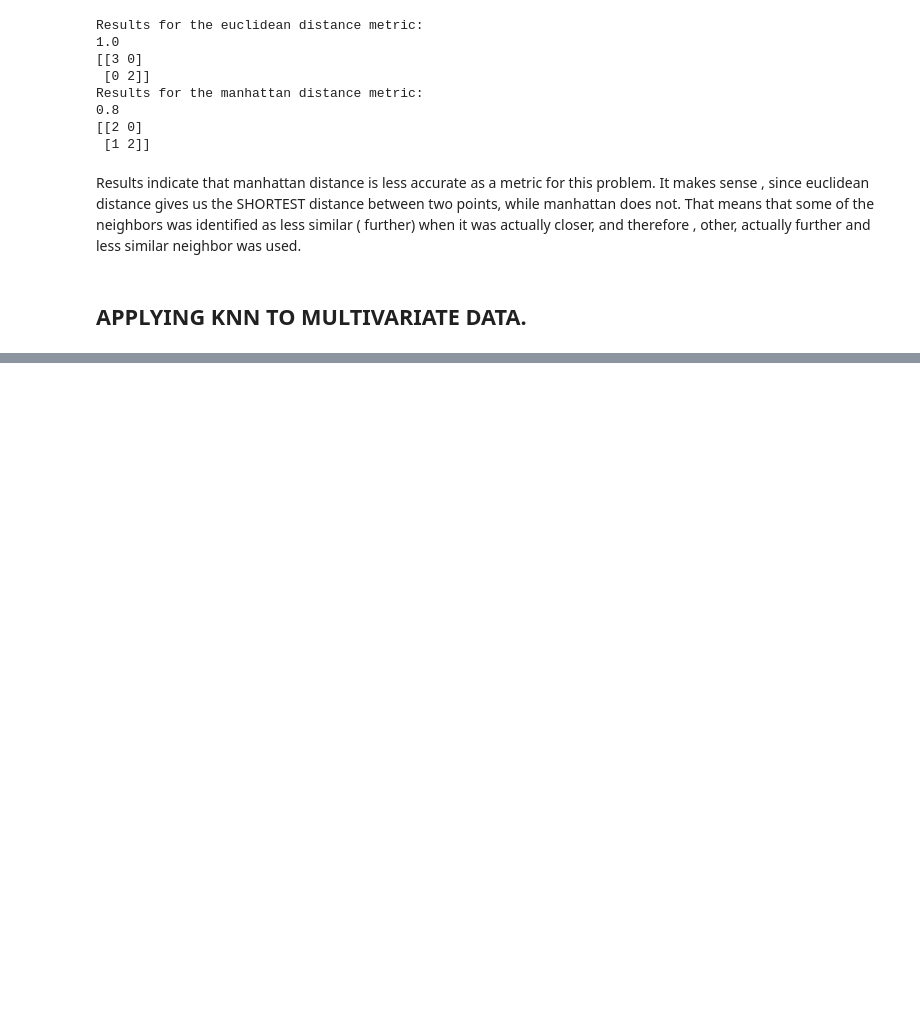
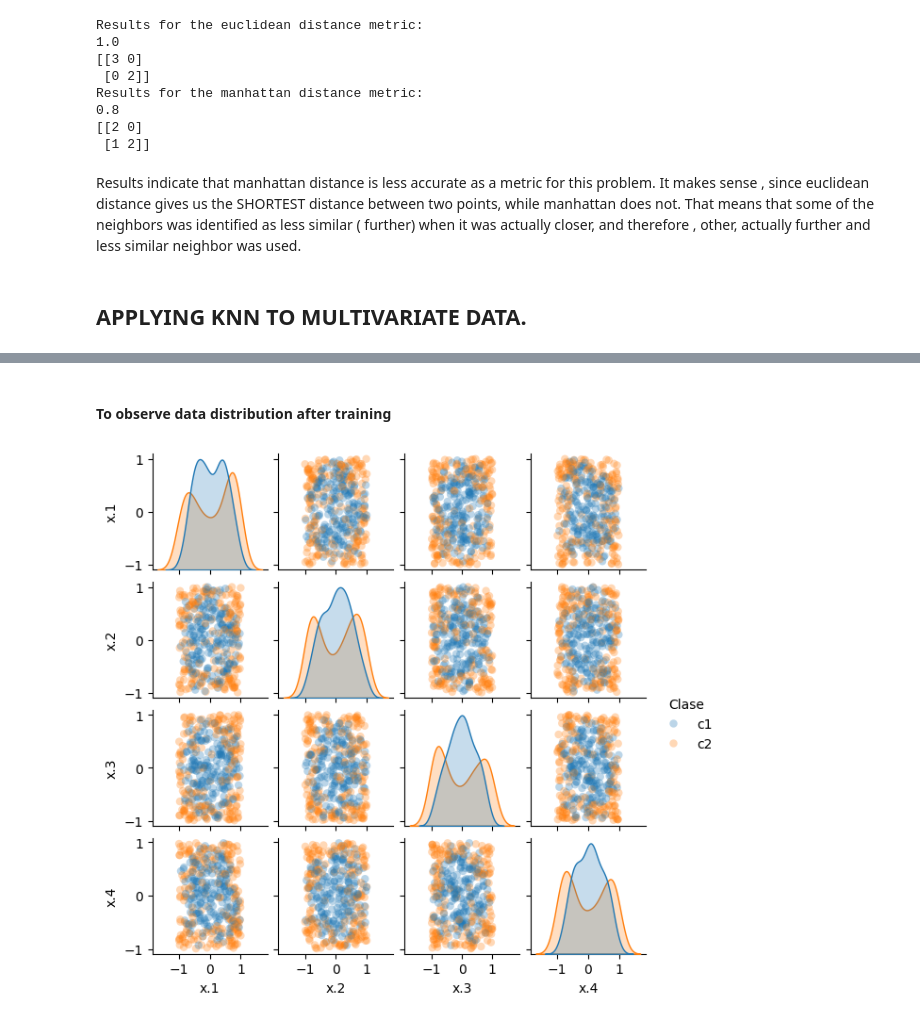
Before and after one commit to FdezAriasSara/ArtificialIntelligence, a Jupyter notebook: Machine Learning.ipynb, the cells around one changed output, grey strips where cells are left out. Cells and saved outputs as stored; diff of their text form; code cells hidden in the pictures; blank space fills up the shorter version.

```diff
--- a/Machine Learning.ipynb
+++ b/Machine Learning.ipynb
@@ -399,0 +446,22 @@ Results indicate that manhattan distance is less accurate as a metric for this p
+# %%
+#We define the model
+X_train = df_train.drop('Clase', axis = 1)
+y_train = df_train['Clase'].values.ravel()
+#then  proceed to train  it
+modelo = KNeighborsClassifier(n_neighbors=3)
+modelo.fit(X_train, y_train)
+
+# Laod the TEST dataset.
+df_test = pd.read_csv('datos/datos03_test.csv')
+X_test = df_test.drop('Clase', axis = 1)
+y_test = df_test[['Clase']].values.ravel()
+#Since this is supervised learning, we will have access to the real class each data should've been classified as.
+# %% [markdown]
+#### To observe data distribution after training
+# %%
+df_test['Clase'] = pd.Categorical(df_test['Clase'], categories=['c1', 'c2'])
+sns.pairplot(df_test, hue='Clase', height=1.5, aspect=1,
+            plot_kws={'alpha':0.3, 'edgecolor': 'none'})
+#plt.show()
+# %% [output]
+[figure, added]
```
Also changed, not shown: parts of 10 cells of this notebook.
